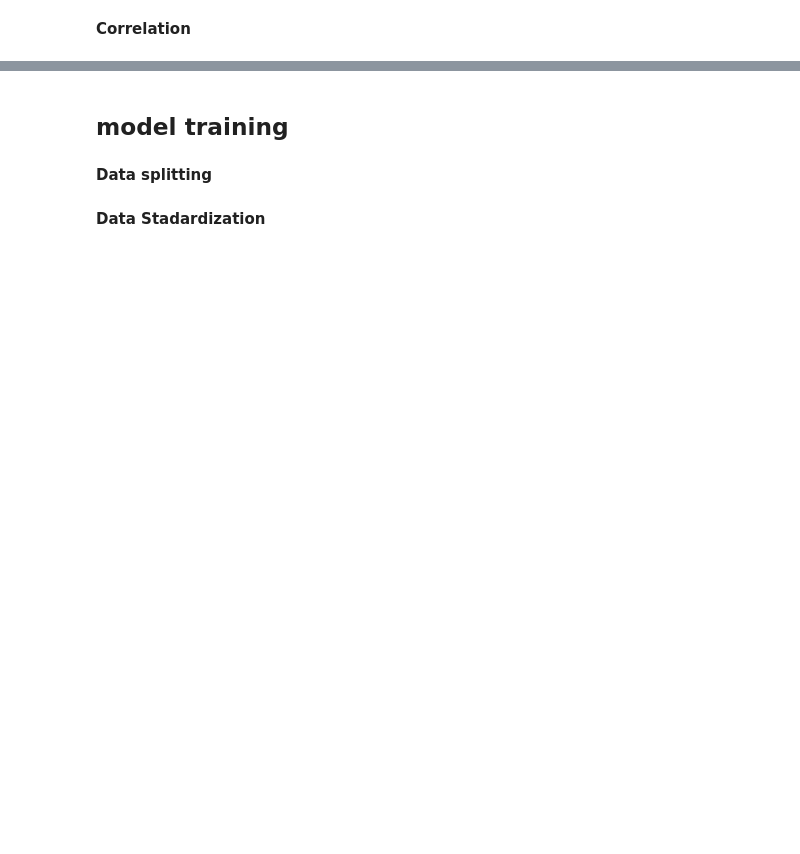
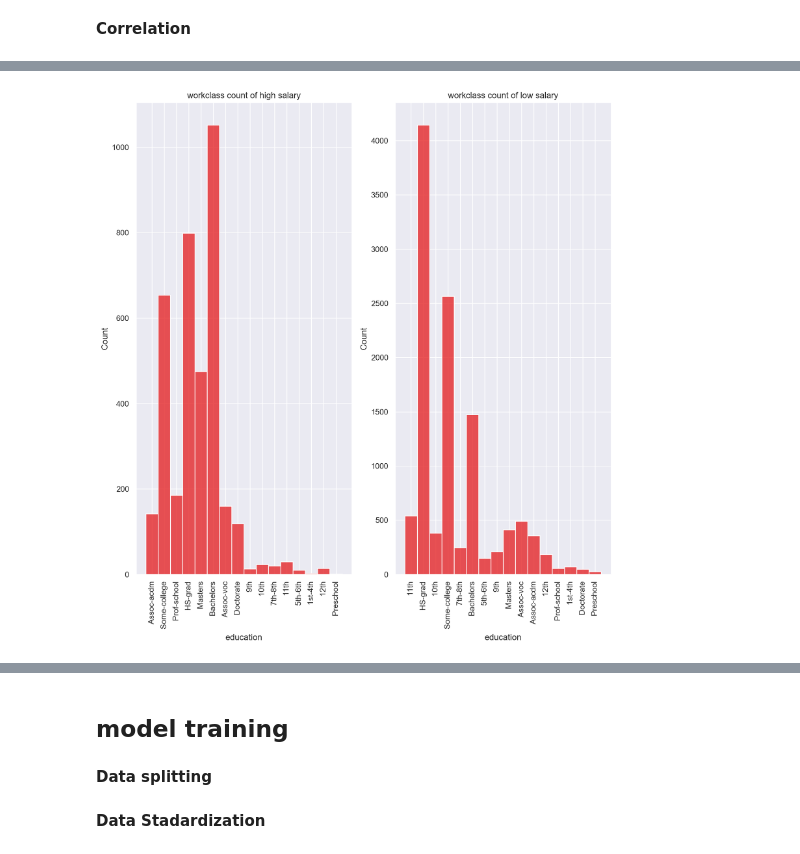
Before and after one commit to PariketPasari/DS_ASSIGNMENT, a Jupyter notebook: svm_salary.ipynb, the cells around one changed output, grey strips where cells are left out. Cells and saved outputs as stored; diff of their text form; code cells hidden in the pictures; blank space fills up the shorter version.

```diff
--- a/svm_salary.ipynb
+++ b/svm_salary.ipynb
@@ -320,0 +501,17 @@ df.drop('capitalgain', inplace=True, axis = 1)
+# %%
+high_sal = test[test['Salary'] == ' >50K']
+low_sal = test[test['Salary'] == ' <=50K']
+# %%
+plt.figure(figsize = (12,12))
+plt.subplot(1,2,1)
+sns.histplot(data = high_sal, x = 'education')
+plt.xticks(rotation = 90)
+plt.title('workclass count of high salary')
+
+plt.subplot(1,2,2)
+sns.histplot(data = low_sal, x = 'education')
+plt.xticks(rotation = 90)
+plt.title('workclass count of low salary')
+plt.show()
+# %% [output]
+[figure, added]
```
Also changed, not shown: parts of 46 cells of this notebook, 3 other files.
